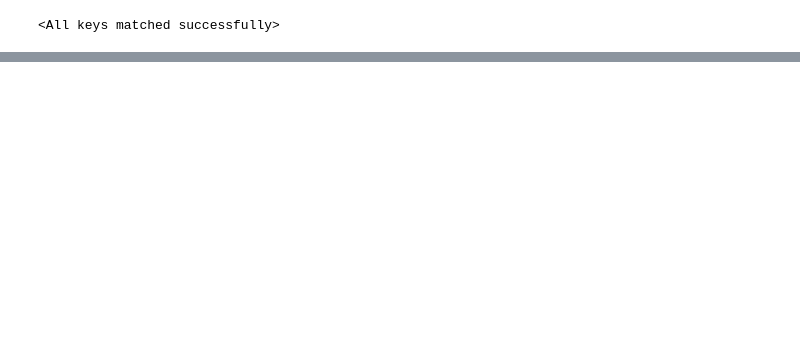
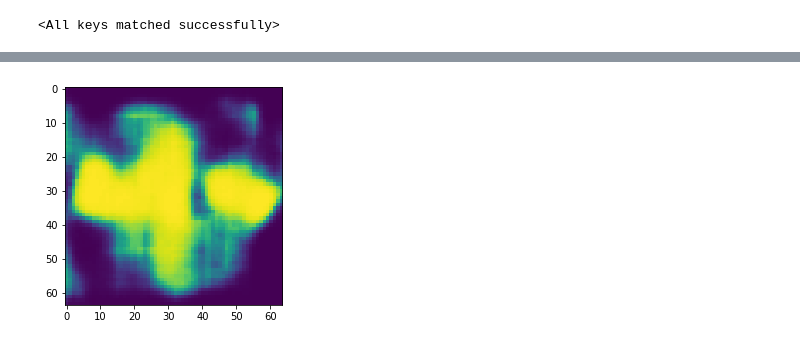
Before and after one commit to MelleStarke/HWR-Group16, a Jupyter notebook: src/dss/word_gen.ipynb, the cells around one changed output, grey strips where cells are left out. Cells and saved outputs as stored; diff of their text form; code cells hidden in the pictures; blank space fills up the shorter version.

```diff
--- a/src/dss/word_gen.ipynb
+++ b/src/dss/word_gen.ipynb
@@ -131,0 +159,5 @@ torch.Size([5, 64, 64])
+# %%
+plt.imshow(char_gen(input.reshape(1, 64**2, 1, 1)).detach().numpy()[0, 0, :,:])
+plt.show()
+# %% [output]
+[figure, added]
```
Also changed, not shown: parts of 5 cells of this notebook, 1 other file.
